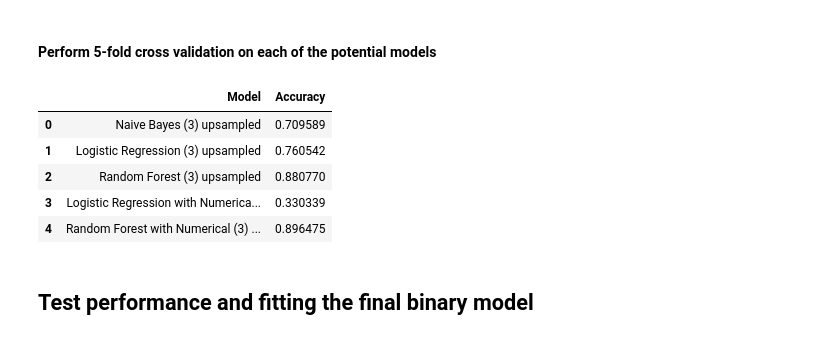
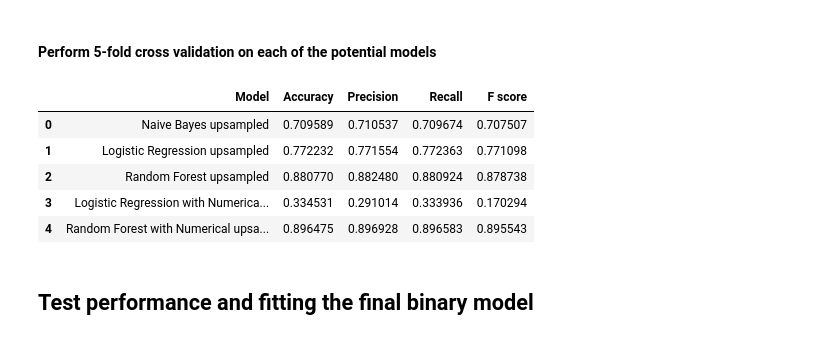
Before and after one commit to lcoda/Twitter-Climate-Change-Sentiment-Analysis, a Jupyter notebook: Initial Model Fitting.ipynb, the cells around one changed output. Cells and saved outputs as stored; diff of their text form; code cells hidden in the pictures.

```diff
--- a/Initial Model Fitting.ipynb
+++ b/Initial Model Fitting.ipynb
@@ -236,20 +246,23 @@ rf = random_forest(X_train["clean text"].values, y_train.values)
 log_with_numeric = logistic(X_train["clean text"].values, y_train.values, X_train_numerical.values)
 rf_with_numeric = random_forest(X_train["clean text"].values, y_train.values, X_train_numerical.values)
 # %%
-class3_df_ups = pd.DataFrame(data ={'Model':['Naive Bayes (3) upsampled',
-                                             'Logistic Regression (3) upsampled',
-                                             'Random Forest (3) upsampled',
-                                             'Logistic Regression with Numerical (3) upsampled',
-                                             'Random Forest with Numerical (3) upsampled'],
-                                    'Accuracy': [nb,log,rf,log_with_numeric,rf_with_numeric] } )
+class3_df_ups = pd.DataFrame(data ={'Model':['Naive Bayes upsampled',
+                                             'Logistic Regression upsampled',
+                                             'Random Forest upsampled',
+                                             'Logistic Regression with Numerical upsampled',
+                                             'Random Forest with Numerical upsampled'],
+                                    'Accuracy': [nb[0],log[0],rf[0],log_with_numeric[0],rf_with_numeric[0]],
+                                    'Precision': [nb[1],log[1],rf[1],log_with_numeric[1],rf_with_numeric[1]],
+                                    'Recall': [nb[2],log[2],rf[2],log_with_numeric[2],rf_with_numeric[2]],
+                                    'F score': [nb[3],log[3],rf[3],log_with_numeric[3],rf_with_numeric[3]]})
 class3_df_ups
 # %% [output]
-|  | Model | Accuracy |
-| 0 | Naive Bayes (3) upsampled | 0.709589 |
-| 1 | Logistic Regression (3) upsampled | 0.760542 |
-| 2 | Random Forest (3) upsampled | 0.880770 |
-| 3 | Logistic Regression with Numerica... | 0.330339 |
-| 4 | Random Forest with Numerical (3) ... | 0.896475 |
+|  | Model | Accuracy | Precision | Recall | F score |
+| 0 | Naive Bayes upsampled | 0.709589 | 0.710537 | 0.709674 | 0.707507 |
+| 1 | Logistic Regression upsampled | 0.772232 | 0.771554 | 0.772363 | 0.771098 |
+| 2 | Random Forest upsampled | 0.880770 | 0.882480 | 0.880924 | 0.878738 |
+| 3 | Logistic Regression with Numerica... | 0.334531 | 0.291014 | 0.333936 | 0.170294 |
+| 4 | Random Forest with Numerical upsa... | 0.896475 | 0.896928 | 0.896583 | 0.895543 |
 # %% [markdown]
 ## Test performance and fitting the final binary model
 # %% [markdown]
```
Also changed, not shown: parts of 6 cells of this notebook, 1 other file.
